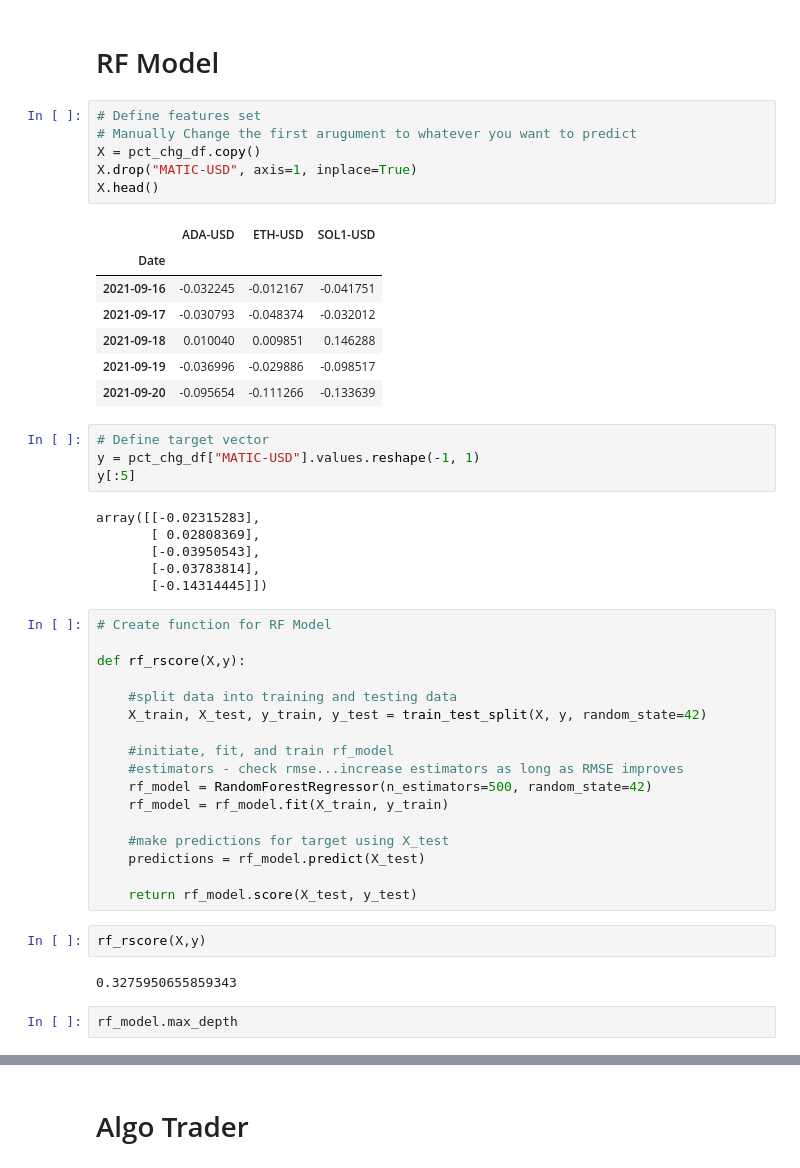
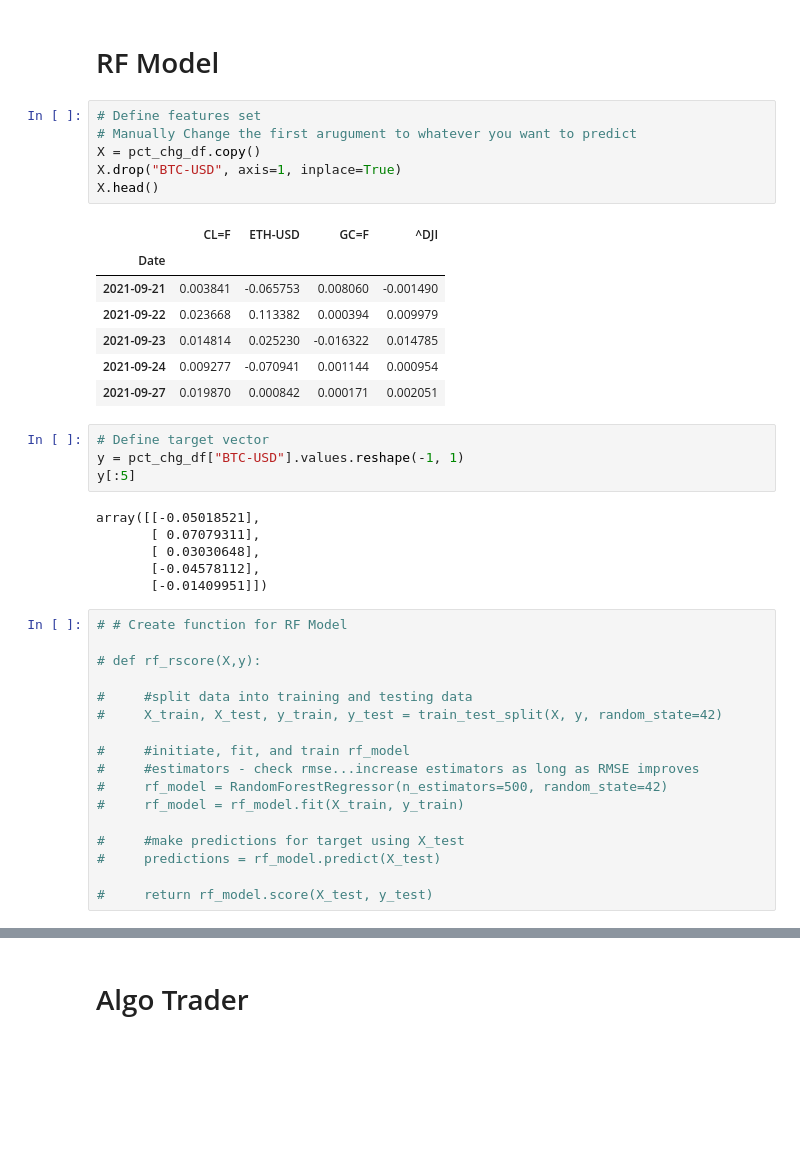
Before and after one commit to JDY320/project2, a Jupyter notebook: finalcode.ipynb, the cells around one changed output, grey strips where cells are left out. Drawn from its saved outputs; the diff is of its cells as text; blank space fills up the shorter version.

```diff
--- a/finalcode.ipynb
+++ b/finalcode.ipynb
@@ -67,47 +67,41 @@ pct_chg_df = pct_chg_df.dropna()
 # %%
 # Define features set
 # Manually Change the first arugument to whatever you want to predict
 X = pct_chg_df.copy()
-X.drop("MATIC-USD", axis=1, inplace=True)
+X.drop("BTC-USD", axis=1, inplace=True)
 X.head()
 # %% [output]
-|  | ADA-USD | ETH-USD | SOL1-USD |
-| Date |  |  |  |
-| 2021-09-16 | -0.032245 | -0.012167 | -0.041751 |
-| 2021-09-17 | -0.030793 | -0.048374 | -0.032012 |
-| 2021-09-18 | 0.010040 | 0.009851 | 0.146288 |
-| 2021-09-19 | -0.036996 | -0.029886 | -0.098517 |
-| 2021-09-20 | -0.095654 | -0.111266 | -0.133639 |
+|  | CL=F | ETH-USD | GC=F | ^DJI |
+| Date |  |  |  |  |
+| 2021-09-21 | 0.003841 | -0.065753 | 0.008060 | -0.001490 |
+| 2021-09-22 | 0.023668 | 0.113382 | 0.000394 | 0.009979 |
+| 2021-09-23 | 0.014814 | 0.025230 | -0.016322 | 0.014785 |
+| 2021-09-24 | 0.009277 | -0.070941 | 0.001144 | 0.000954 |
+| 2021-09-27 | 0.019870 | 0.000842 | 0.000171 | 0.002051 |
 # %%
 # Define target vector
-y = pct_chg_df["MATIC-USD"].values.reshape(-1, 1)
+y = pct_chg_df["BTC-USD"].values.reshape(-1, 1)
 y[:5]
 # %% [output]
-array([[-0.02315283],
-       [ 0.02808369],
-       [-0.03950543],
-       [-0.03783814],
-       [-0.14314445]])
+array([[-0.05018521],
+       [ 0.07079311],
+       [ 0.03030648],
+       [-0.04578112],
+       [-0.01409951]])
 # %%
-# Create function for RF Model
+# # Create function for RF Model
 
-def rf_rscore(X,y):
+# def rf_rscore(X,y):
 
-    #split data into training and testing data
-    X_train, X_test, y_train, y_test = train_test_split(X, y, random_state=42)
+#     #split data into training and testing data
+#     X_train, X_test, y_train, y_test = train_test_split(X, y, random_state=42)
 
-    #initiate, fit, and train rf_model
-    #estimators - check rmse...increase estimators as long as RMSE improves
-    rf_model = RandomForestRegressor(n_estimators=500, random_state=42)
-    rf_model = rf_model.fit(X_train, y_train)
+#     #initiate, fit, and train rf_model
+#     #estimators - check rmse...increase estimators as long as RMSE improves
+#     rf_model = RandomForestRegressor(n_estimators=500, random_state=42)
+#     rf_model = rf_model.fit(X_train, y_train)
 
-    #make predictions for target using X_test
-    predictions = rf_model.predict(X_test)
+#     #make predictions for target using X_test
+#     predictions = rf_model.predict(X_test)
 
-    return rf_model.score(X_test, y_test)
+#     return rf_model.score(X_test, y_test)
-# %%
-rf_rscore(X,y)
-# %% [output]
-0.3275950655859343
-# %%
-rf_model.max_depth
```
Also changed, not shown: parts of 13 cells of this notebook, 1 other file.
